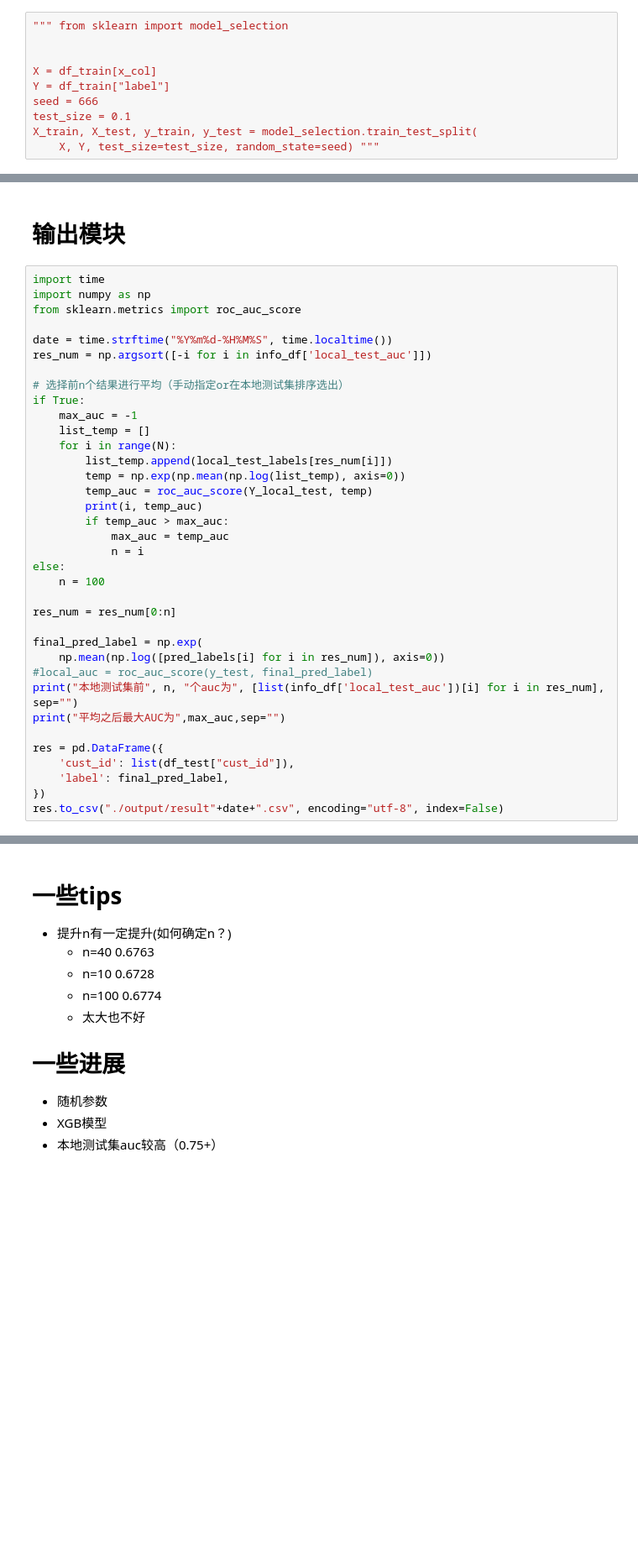
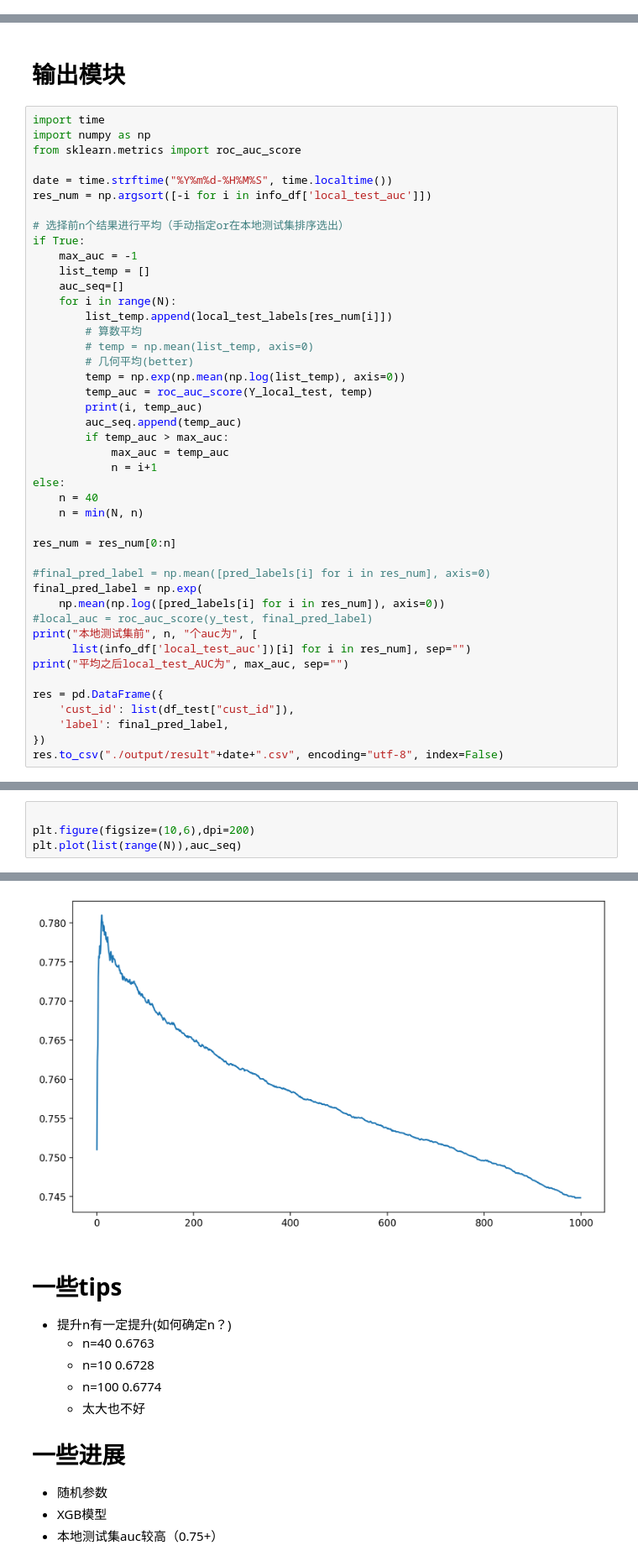
Before and after one commit to tassadar667/Take-down-SHUMO, a Jupyter notebook: 数据处理.ipynb, the cells around one changed output, grey strips where cells are left out. Shown: that part at 84% size. Drawn from its saved outputs; the diff is of its cells as text; blank space fills up the shorter version.

```diff
--- a/数据处理.ipynb
+++ b/数据处理.ipynb
@@ -131,10 +278,0 @@ x_col = basic_col+['is_judicial']+loan_col+query_col+overdue_col
-# %%
-""" from sklearn import model_selection
-
-
-X = df_train[x_col]
-Y = df_train["label"]
-seed = 666
-test_size = 0.1
-X_train, X_test, y_train, y_test = model_selection.train_test_split(
-    X, Y, test_size=test_size, random_state=seed) """
@@ -337,24 +472,32 @@ res_num = np.argsort([-i for i in info_df['local_test_auc']])
 if True:
     max_auc = -1
     list_temp = []
+    auc_seq=[]
     for i in range(N):
         list_temp.append(local_test_labels[res_num[i]])
+        # 算数平均
+        # temp = np.mean(list_temp, axis=0)
+        # 几何平均(better)
         temp = np.exp(np.mean(np.log(list_temp), axis=0))
         temp_auc = roc_auc_score(Y_local_test, temp)
         print(i, temp_auc)
+        auc_seq.append(temp_auc)
         if temp_auc > max_auc:
             max_auc = temp_auc
-            n = i
+            n = i+1
 else:
-    n = 100
+    n = 40
+    n = min(N, n)
 
 res_num = res_num[0:n]
 
+#final_pred_label = np.mean([pred_labels[i] for i in res_num], axis=0)
 final_pred_label = np.exp(
     np.mean(np.log([pred_labels[i] for i in res_num]), axis=0))
 #local_auc = roc_auc_score(y_test, final_pred_label)
-print("本地测试集前", n, "个auc为", [list(info_df['local_test_auc'])[i] for i in res_num], sep="")
-print("平均之后最大AUC为",max_auc,sep="")
+print("本地测试集前", n, "个auc为", [
+      list(info_df['local_test_auc'])[i] for i in res_num], sep="")
+print("平均之后local_test_AUC为", max_auc, sep="")
 
 res = pd.DataFrame({
     'cust_id': list(df_test["cust_id"]),
@@ -381,0 +525,5 @@ res.to_csv("./output/result"+date+".csv", encoding="utf-8", index=False)
+# %%
+
+plt.figure(figsize=(10,6),dpi=200)
+plt.plot(list(range(N)),auc_seq)
+# %% [output]
@@ -382,3 +531,4 @@ res.to_csv("./output/result"+date+".csv", encoding="utf-8", index=False)
+[figure, added]
 # %% [markdown]
 # 一些tips
 
```
Also changed, not shown: parts of 40 cells of this notebook, 1 other file.
